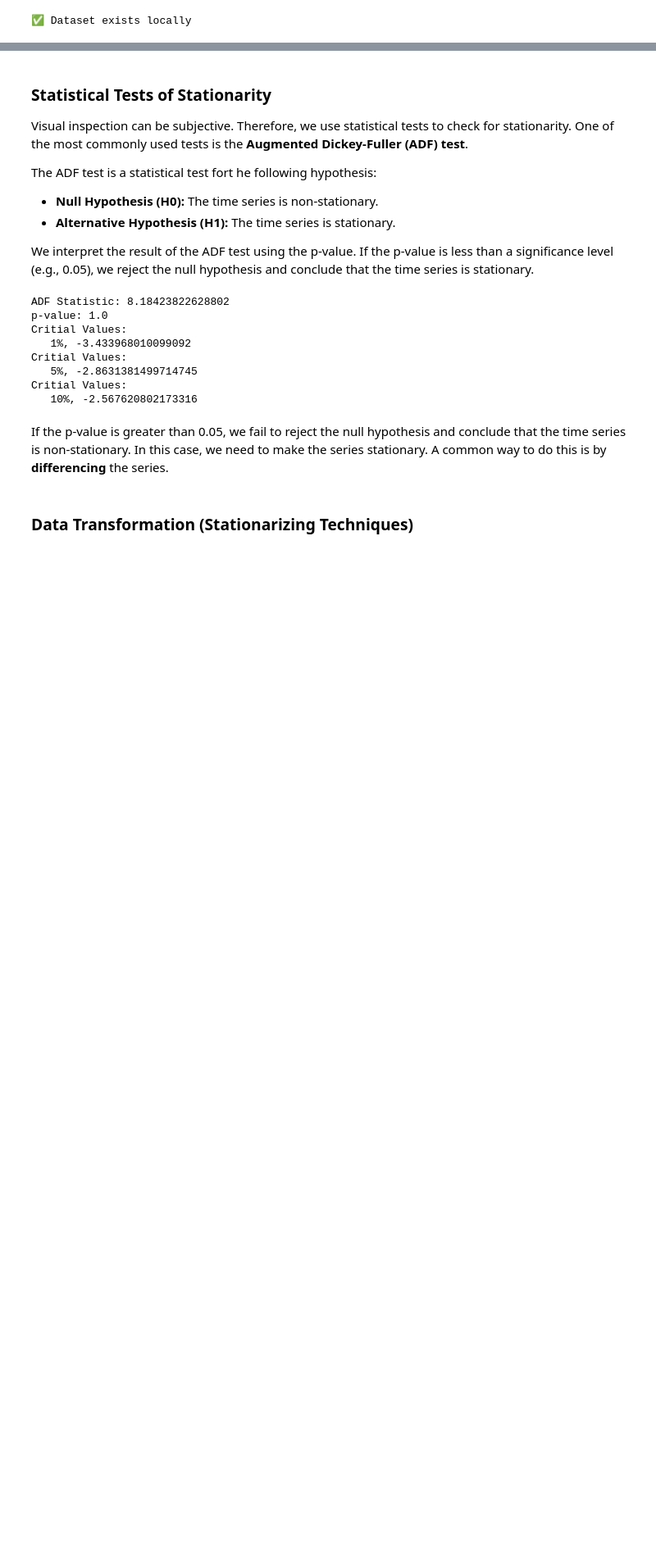
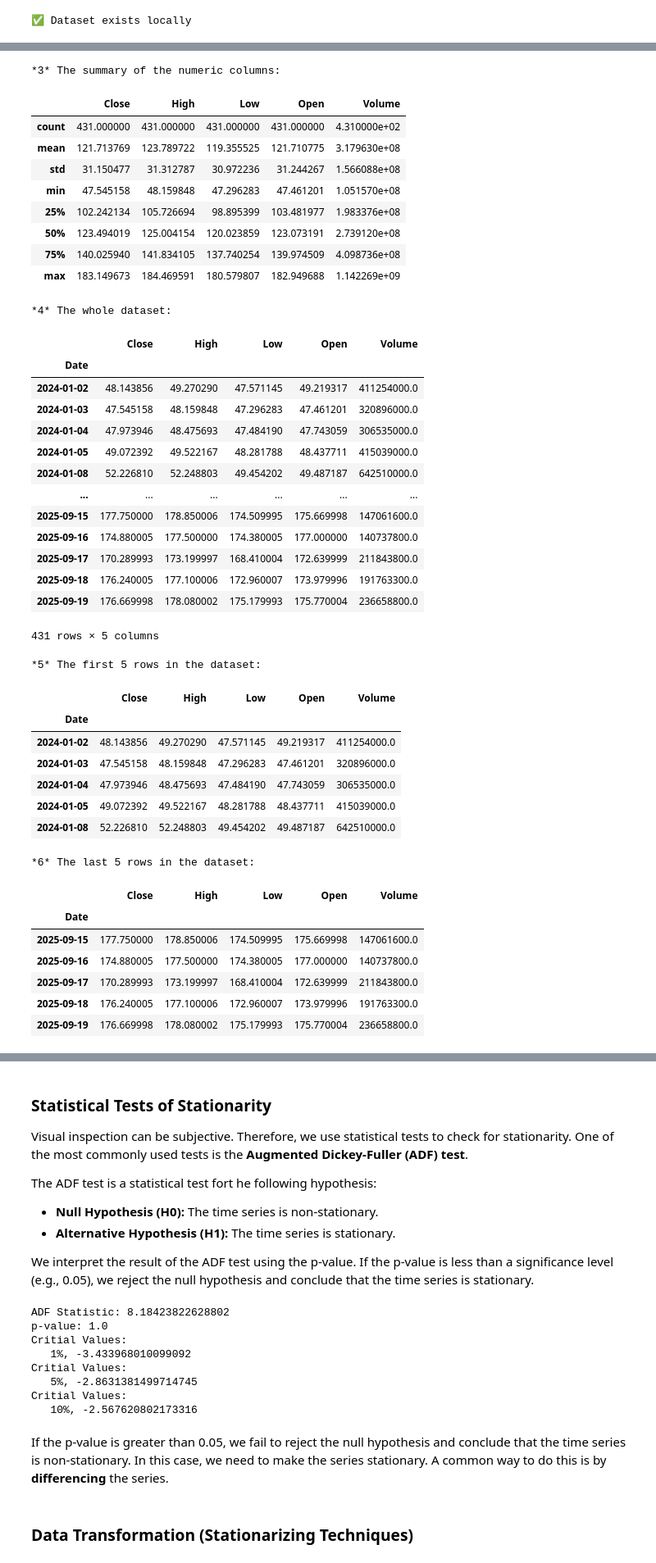
Before and after one commit to course-files/TimeSeriesForecastingandNeuralNetworks, a Jupyter notebook: 2_stationarizing_time_series_data.ipynb, the cells around one changed output, grey strips where cells are left out. Shown at 82% size. Cells and saved outputs as stored; diff of their text form; code cells hidden in the pictures; blank space fills up the shorter version.

```diff
--- a/2_stationarizing_time_series_data.ipynb
+++ b/2_stationarizing_time_series_data.ipynb
@@ -122,0 +185,54 @@ plt.show()
+# %%
+print("\n*3* The summary of the numeric columns:")
+display(data.describe())
+
+print("\n*4* The whole dataset:")
+display(data)
+
+print("\n*5* The first 5 rows in the dataset:")
+display(data.head())
+
+print("\n*6* The last 5 rows in the dataset:")
+display(data.tail())
+# %% [output]
+*3* The summary of the numeric columns:
+|  | Close | High | Low | Open | Volume |
+| count | 431.000000 | 431.000000 | 431.000000 | 431.000000 | 4.310000e+02 |
+| mean | 121.713769 | 123.789722 | 119.355525 | 121.710775 | 3.179630e+08 |
+| std | 31.150477 | 31.312787 | 30.972236 | 31.244267 | 1.566088e+08 |
+| min | 47.545158 | 48.159848 | 47.296283 | 47.461201 | 1.051570e+08 |
+| 25% | 102.242134 | 105.726694 | 98.895399 | 103.481977 | 1.983376e+08 |
+| 50% | 123.494019 | 125.004154 | 120.023859 | 123.073191 | 2.739120e+08 |
+| 75% | 140.025940 | 141.834105 | 137.740254 | 139.974509 | 4.098736e+08 |
+| max | 183.149673 | 184.469591 | 180.579807 | 182.949688 | 1.142269e+09 |
+*4* The whole dataset:
+|  | Close | High | Low | Open | Volume |
+| Date |  |  |  |  |  |
+| 2024-01-02 | 48.143856 | 49.270290 | 47.571145 | 49.219317 | 411254000.0 |
+| 2024-01-03 | 47.545158 | 48.159848 | 47.296283 | 47.461201 | 320896000.0 |
+| 2024-01-04 | 47.973946 | 48.475693 | 47.484190 | 47.743059 | 306535000.0 |
+| 2024-01-05 | 49.072392 | 49.522167 | 48.281788 | 48.437711 | 415039000.0 |
+| 2024-01-08 | 52.226810 | 52.248803 | 49.454202 | 49.487187 | 642510000.0 |
+| ... | ... | ... | ... | ... | ... |
+| 2025-09-15 | 177.750000 | 178.850006 | 174.509995 | 175.669998 | 147061600.0 |
+| 2025-09-16 | 174.880005 | 177.500000 | 174.380005 | 177.000000 | 140737800.0 |
+| 2025-09-17 | 170.289993 | 173.199997 | 168.410004 | 172.639999 | 211843800.0 |
+| 2025-09-18 | 176.240005 | 177.100006 | 172.960007 | 173.979996 | 191763300.0 |
+| 2025-09-19 | 176.669998 | 178.080002 | 175.179993 | 175.770004 | 236658800.0 |
+431 rows × 5 columns
+*5* The first 5 rows in the dataset:
+|  | Close | High | Low | Open | Volume |
+| Date |  |  |  |  |  |
+| 2024-01-02 | 48.143856 | 49.270290 | 47.571145 | 49.219317 | 411254000.0 |
+| 2024-01-03 | 47.545158 | 48.159848 | 47.296283 | 47.461201 | 320896000.0 |
+| 2024-01-04 | 47.973946 | 48.475693 | 47.484190 | 47.743059 | 306535000.0 |
+| 2024-01-05 | 49.072392 | 49.522167 | 48.281788 | 48.437711 | 415039000.0 |
+| 2024-01-08 | 52.226810 | 52.248803 | 49.454202 | 49.487187 | 642510000.0 |
+*6* The last 5 rows in the dataset:
+|  | Close | High | Low | Open | Volume |
+| Date |  |  |  |  |  |
+| 2025-09-15 | 177.750000 | 178.850006 | 174.509995 | 175.669998 | 147061600.0 |
+| 2025-09-16 | 174.880005 | 177.500000 | 174.380005 | 177.000000 | 140737800.0 |
+| 2025-09-17 | 170.289993 | 173.199997 | 168.410004 | 172.639999 | 211843800.0 |
+| 2025-09-18 | 176.240005 | 177.100006 | 172.960007 | 173.979996 | 191763300.0 |
+| 2025-09-19 | 176.669998 | 178.080002 | 175.179993 | 175.770004 | 236658800.0 |
```
Also changed, not shown: parts of 28 cells of this notebook, 1 other file.
